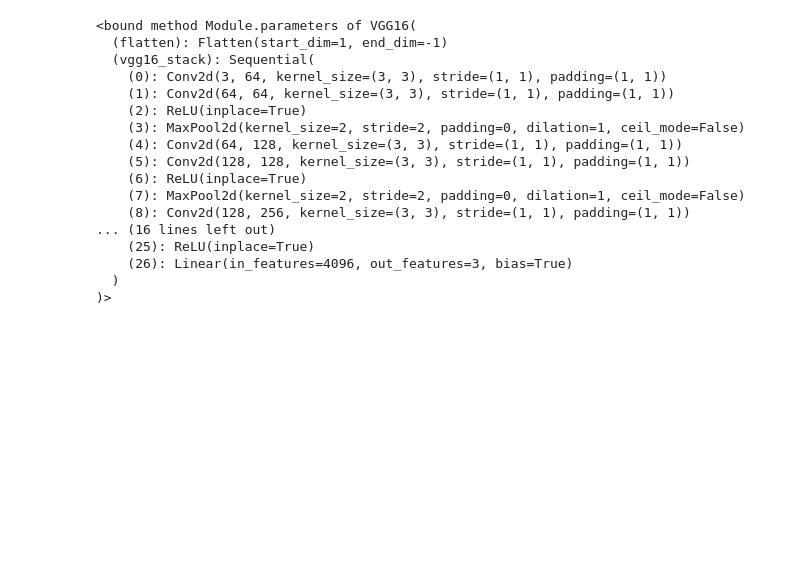
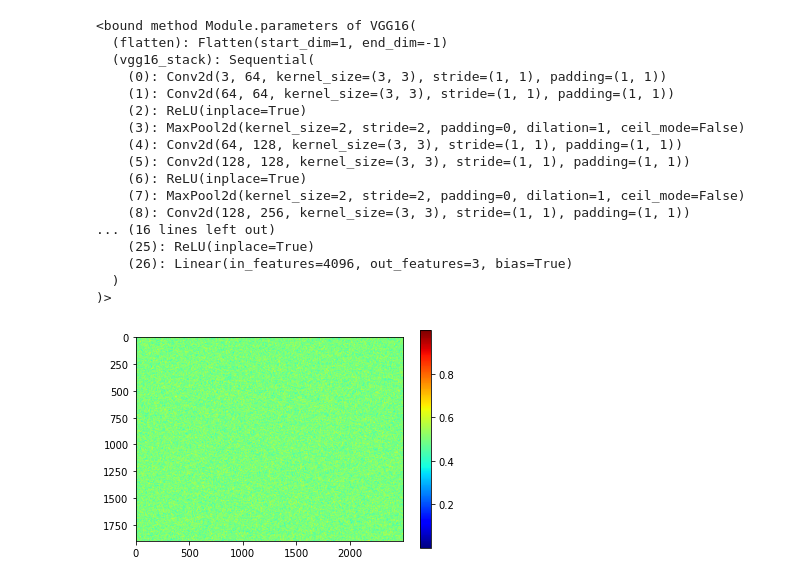
Before and after one commit to arahrooh31/Faster-RCNN-for-Detection-of-Cancer-from-DBT-Dataset, a Jupyter notebook: VGG_Classify.ipynb, the cells around one changed output. Cells and saved outputs as stored; diff of their text form; code cells hidden in the pictures; blank space fills up the shorter version.

```diff
--- a/VGG_Classify.ipynb
+++ b/VGG_Classify.ipynb
@@ -443,6 +745,22 @@ model_vgg16.parameters
     (26): Linear(in_features=4096, out_features=3, bias=True)
   )
 )>
+# %%
+#
+# Generate Random image for loading
+#
+raw_image = np.random.rand(110,1900,2500)
+
+plt.figure()
+plt.imshow(raw_image[50,:,:],cmap='jet')
+plt.colorbar()
+
+#
+# PARSE BOX LOCATIONS
+#
+box = [13,250,159,2100,180]
+# %% [output]
+[figure, added]
 # %%
 model_name = 'vgg16_best_accuracy_93_EPOCH_96_0.04582521319389343'
 index_storage_file = os.path.join(tensorboard_dir,'data_index_052521_gpu.pickle')
```
Also changed, not shown: parts of 7 cells of this notebook.
